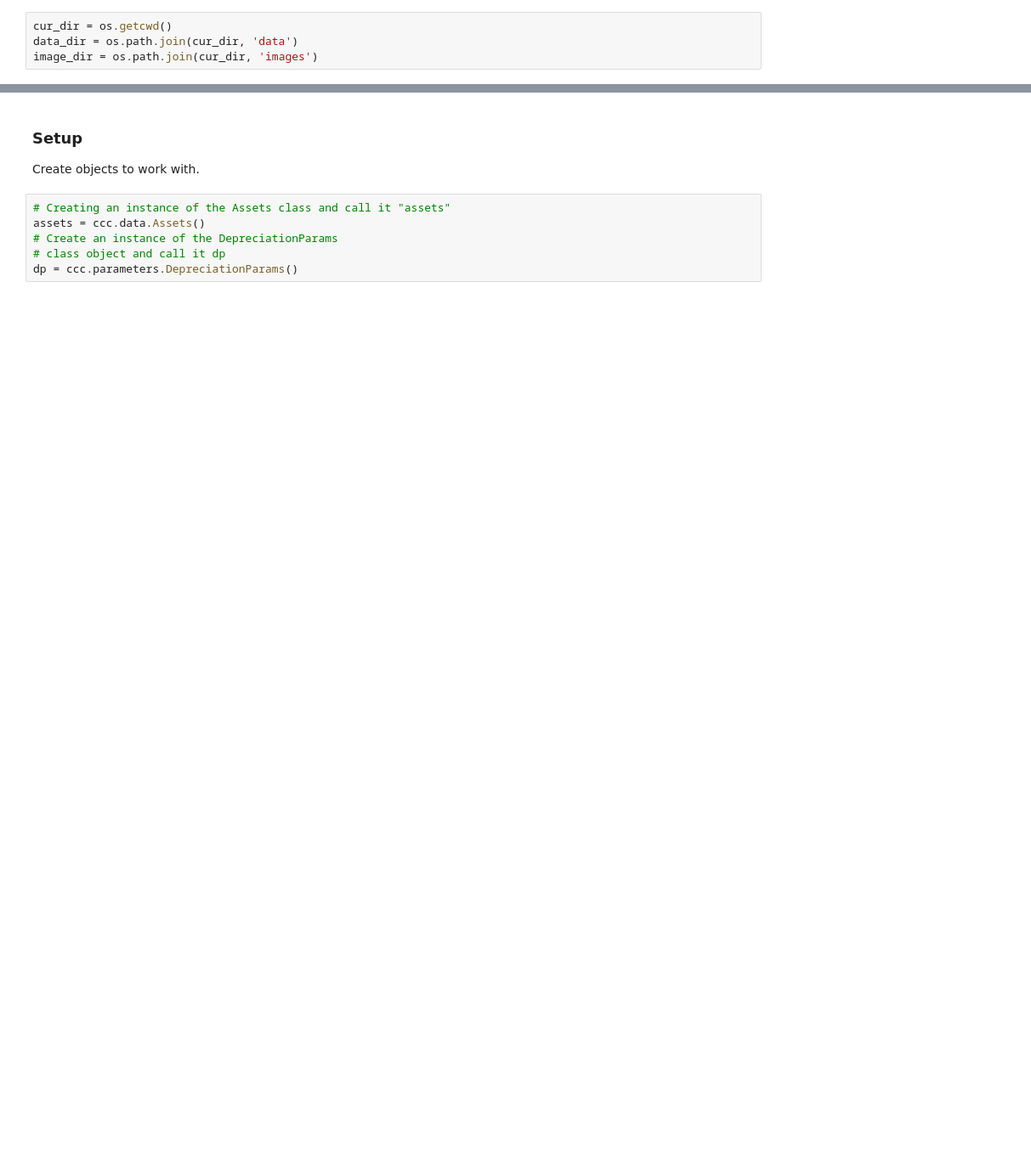
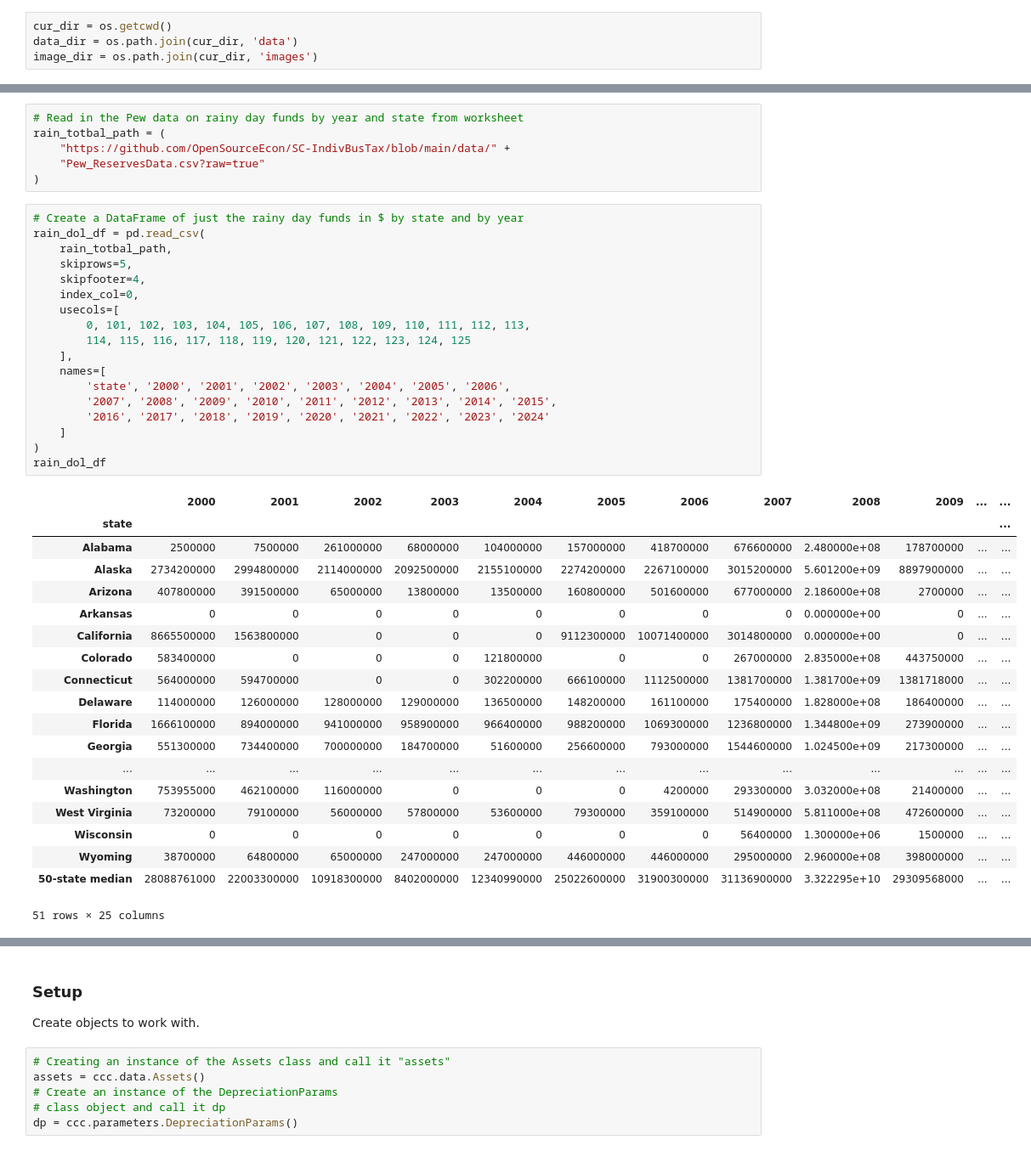
Before and after one commit to OpenSourceEcon/SC-IndivBusTax, a Jupyter notebook: SC_IndivBusTax.ipynb, the cells around one changed output, grey strips where cells are left out. Shown at 85% size. Drawn from its saved outputs; the diff is of its cells as text; blank space fills up the shorter version.

```diff
--- a/SC_IndivBusTax.ipynb
+++ b/SC_IndivBusTax.ipynb
@@ -1378,0 +1235,44 @@ totbal_pct_df = totbal_pct_df.rename(columns = {
+# %%
+# Read in the Pew data on rainy day funds by year and state from worksheet
+rain_totbal_path = (
+    "https://github.com/OpenSourceEcon/SC-IndivBusTax/blob/main/data/" +
+    "Pew_ReservesData.csv?raw=true"
+)
+# %%
+# Create a DataFrame of just the rainy day funds in $ by state and by year
+rain_dol_df = pd.read_csv(
+    rain_totbal_path,
+    skiprows=5,
+    skipfooter=4,
+    index_col=0,
+    usecols=[
+        0, 101, 102, 103, 104, 105, 106, 107, 108, 109, 110, 111, 112, 113,
+        114, 115, 116, 117, 118, 119, 120, 121, 122, 123, 124, 125
+    ],
+    names=[
+        'state', '2000', '2001', '2002', '2003', '2004', '2005', '2006',
+        '2007', '2008', '2009', '2010', '2011', '2012', '2013', '2014', '2015',
+        '2016', '2017', '2018', '2019', '2020', '2021', '2022', '2023', '2024'
+    ]
+)
+rain_dol_df
+# %% [output]
+|  | 2000 | 2001 | 2002 | 2003 | 2004 | 2005 | 2006 | 2007 | 2008 | 2009 | ... | ... |
+| state |  |  |  |  |  |  |  |  |  |  |  | ... |
+| Alabama | 2500000 | 7500000 | 261000000 | 68000000 | 104000000 | 157000000 | 418700000 | 676600000 | 2.480000e+08 | 178700000 | ... | ... |
+| Alaska | 2734200000 | 2994800000 | 2114000000 | 2092500000 | 2155100000 | 2274200000 | 2267100000 | 3015200000 | 5.601200e+09 | 8897900000 | ... | ... |
+| Arizona | 407800000 | 391500000 | 65000000 | 13800000 | 13500000 | 160800000 | 501600000 | 677000000 | 2.186000e+08 | 2700000 | ... | ... |
+| Arkansas | 0 | 0 | 0 | 0 | 0 | 0 | 0 | 0 | 0.000000e+00 | 0 | ... | ... |
+| California | 8665500000 | 1563800000 | 0 | 0 | 0 | 9112300000 | 10071400000 | 3014800000 | 0.000000e+00 | 0 | ... | ... |
+| Colorado | 583400000 | 0 | 0 | 0 | 121800000 | 0 | 0 | 267000000 | 2.835000e+08 | 443750000 | ... | ... |
+| Connecticut | 564000000 | 594700000 | 0 | 0 | 302200000 | 666100000 | 1112500000 | 1381700000 | 1.381700e+09 | 1381718000 | ... | ... |
+| Delaware | 114000000 | 126000000 | 128000000 | 129000000 | 136500000 | 148200000 | 161100000 | 175400000 | 1.828000e+08 | 186400000 | ... | ... |
+| Florida | 1666100000 | 894000000 | 941000000 | 958900000 | 966400000 | 988200000 | 1069300000 | 1236800000 | 1.344800e+09 | 273900000 | ... | ... |
+| Georgia | 551300000 | 734400000 | 700000000 | 184700000 | 51600000 | 256600000 | 793000000 | 1544600000 | 1.024500e+09 | 217300000 | ... | ... |
+| ... | ... | ... | ... | ... | ... | ... | ... | ... | ... | ... | ... | ... |
+| Washington | 753955000 | 462100000 | 116000000 | 0 | 0 | 0 | 4200000 | 293300000 | 3.032000e+08 | 21400000 | ... | ... |
+| West Virginia | 73200000 | 79100000 | 56000000 | 57800000 | 53600000 | 79300000 | 359100000 | 514900000 | 5.811000e+08 | 472600000 | ... | ... |
+| Wisconsin | 0 | 0 | 0 | 0 | 0 | 0 | 0 | 56400000 | 1.300000e+06 | 1500000 | ... | ... |
+| Wyoming | 38700000 | 64800000 | 65000000 | 247000000 | 247000000 | 446000000 | 446000000 | 295000000 | 2.960000e+08 | 398000000 | ... | ... |
+| 50-state median | 28088761000 | 22003300000 | 10918300000 | 8402000000 | 12340990000 | 25022600000 | 31900300000 | 31136900000 | 3.322295e+10 | 29309568000 | ... | ... |
+51 rows × 25 columns
```
Also changed, not shown: parts of 15 cells of this notebook, 9 other files.
